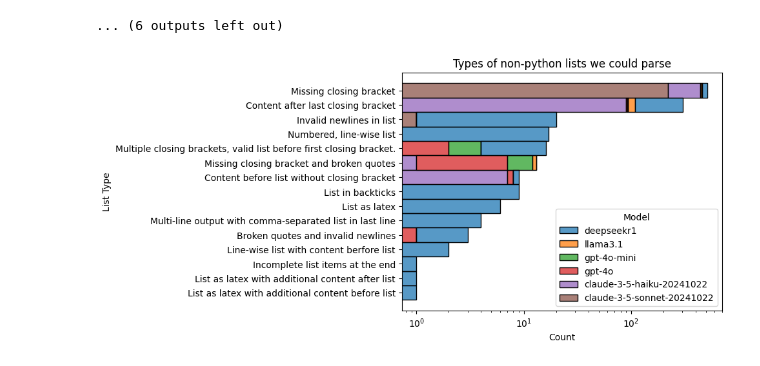
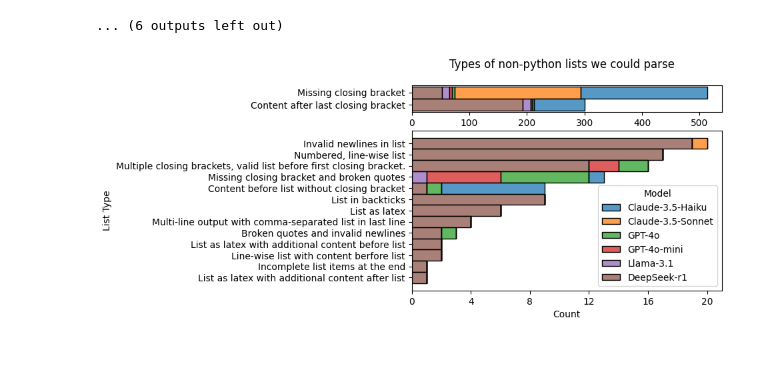
Before and after one commit to aieng-lab/sortbench, a Jupyter notebook: notebooks/result_presentation.ipynb, the cells around one changed output. Drawn from its saved outputs; the diff is of its cells as text; code cells hidden in the pictures.

Commit message:
update error type figure

```diff
--- a/notebooks/result_presentation.ipynb
+++ b/notebooks/result_presentation.ipynb
@@ -186,23 +186,39 @@ DeepSeek-r1 & 0.629 & 0.951 & 0.614 & 0.593 \\
 [figure]
 [figure]
 ... (6 outputs left out)
-# %%
-benchmark_modes = ['basic', 'advanced', 'debug']
-version = "v1.0"
-df_results_all = None
-for mode in benchmark_modes:
-    if df_results_all is None:
-        df_results_all = pd.read_csv(f'scores/scores_{mode}_{version}.csv')
-    else:
-        df_results_all = pd.concat([df_results_all, pd.read_csv(f'scores/scores_{mode}_{version}.csv')], ignore_index=True)
-
-error_order = df_results_all.groupby(['ErrorType']).count()['Model'].sort_values(ascending=False).index.tolist()
-df_results_all['ErrorType'] = pd.Categorical(df_results_all['ErrorType'], error_order)
-sns.histplot(df_results_all, y='ErrorType', hue='Model', multiple='stack')
-plt.xscale('log')
-plt.title('Types of non-python lists we could parse')
-plt.ylabel('List Type')
-plt.savefig('figures/error_types.pdf', bbox_inches='tight')
-plt.show()
-# %% [output]
-[figure, removed]
+# %%
+benchmark_modes = ['basic', 'advanced', 'debug']
+version = "v1.0"
+df_results_all = None
+for mode in benchmark_modes:
+    if df_results_all is None:
+        df_results_all = pd.read_csv(f'scores/scores_{mode}_{version}.csv')
+    else:
+        df_results_all = pd.concat([df_results_all, pd.read_csv(f'scores/scores_{mode}_{version}.csv')], ignore_index=True)
+df_results_all.replace({'Model', 'gpt-4o'}, 'GPT-4o', inplace=True)
+df_results_all.replace({'Model', 'gpt-4o-mini'}, 'GPT-4o-mini', inplace=True)
+df_results_all.replace({'Model', 'claude-3-5-haiku-20241022'}, 'Claude-3.5-Haiku', inplace=True)
+df_results_all.replace({'Model', 'claude-3-5-sonnet-20241022'}, 'Claude-3.5-Sonnet', inplace=True)
+df_results_all.replace({'Model', 'llama3.1'}, 'Llama-3.1', inplace=True)
+df_results_all.replace({'Model', 'deepseekr1'}, 'DeepSeek-r1', inplace=True)
+df_results_all['Model'] = pd.Categorical(df_results_all['Model'], ['Claude-3.5-Haiku', 'Claude-3.5-Sonnet', 'GPT-4o', 'GPT-4o-mini', 'Llama-3.1', 'DeepSeek-r1'])
+
+error_order = df_results_all.groupby(['ErrorType']).count()['Model'].sort_values(ascending=False).index.tolist()
+df_results_all['ErrorType'] = pd.Categorical(df_results_all['ErrorType'], error_order)
+
+fig, axes = plt.subplots(2,1, figsize=(6, 4), gridspec_kw={'height_ratios': [1, 6]})
+ax = axes[0]
+sns.histplot(df_results_all[(df_results_all['ErrorType']=='Missing closing bracket' ) | (df_results_all['ErrorType']=='Content after last closing bracket')], y='ErrorType', hue='Model', multiple='stack', legend=False, ax=ax)
+ax.set_xlabel(None)
+ax.set_ylabel(None)
+ax = axes[1]
+df_results_all_filtered = df_results_all.loc[(df_results_all['ErrorType']!='Missing closing bracket' ) & (df_results_all['ErrorType']!='Content after last closing bracket'), :].copy()
+df_results_all_filtered['ErrorType'] = pd.Categorical(df_results_all_filtered['ErrorType'], [e for e in error_order if e not in ['Missing closing bracket','Content after last closing bracket']])
+sns.histplot(df_results_all_filtered, y='ErrorType', hue='Model', multiple='stack', ax=ax)
+ax.set_xticks(range(0, 21, 4))
+plt.ylabel('List Type')
+plt.suptitle('Types of non-python lists we could parse')
+plt.savefig('figures/error_types.pdf', bbox_inches='tight')
+plt.show()
+# %% [output]
+[figure, added]
```
Also changed, not shown: 1 other file.
